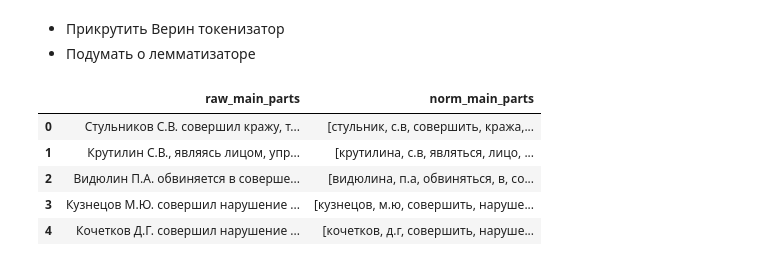
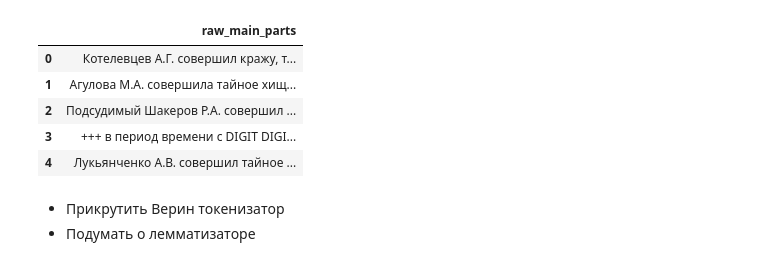
Before and after one commit to jackashore/judgement, a Jupyter notebook: Ngrams & tf-idf.ipynb, the cells around one changed output. Cells and saved outputs as stored; diff of their text form; code cells hidden in the pictures.

```diff
--- a/Ngrams & tf-idf.ipynb
+++ b/Ngrams & tf-idf.ipynb
@@ -20,7 +21,7 @@ morph = MorphAnalyzer()
 # %%
 # nltk.download('stopwords')
 # %%
-df = pd.DataFrame()
+court1 = pd.DataFrame()
 # %%
 # Функции скопированы из тетрадки про парсинг xml, со временем это превратится в прекрасного лебедя (импортируемый модуль)
 
@@ -91,3 +106,15 @@ df['raw_main_parts'] = raw_texts
+# %%
+# записываем тексты в датафрейм
+court1['raw_main_parts'] = get_texts('data/leninskij-rajonnyj-sud-g-barnaula-altajskij-kraj-1102')
+# %%
+court1.head()
+# %% [output]
+|  | raw_main_parts |
+| 0 | Котелевцев А.Г. совершил кражу, т... |
+| 1 | Агулова М.А. совершила тайное хищ... |
+| 2 | Подсудимый Шакеров Р.А. совершил ... |
+| 3 | +++ в период времени с DIGIT DIGI... |
+| 4 | Лукьянченко А.В. совершил тайное ... |
 # %% [markdown]
 * Прикрутить Верин токенизатор
 * Подумать о лемматизаторе
@@ -104,9 +120,0 @@ df['norm_main_parts'] = df['raw_main_parts'].apply(normalize)
-# %%
-df.head()
-# %% [output]
-|  | raw_main_parts | norm_main_parts |
-| 0 | Стульников С.В. совершил кражу, т... | [стульник, с.в, совершить, кража,... |
-| 1 | Крутилин С.В., являясь лицом, упр... | [крутилина, с.в, являться, лицо, ... |
-| 2 | Видюлин П.А. обвиняется в соверше... | [видюлина, п.а, обвиняться, в, со... |
-| 3 | Кузнецов М.Ю. совершил нарушение ... | [кузнецов, м.ю, совершить, наруше... |
-| 4 | Кочетков Д.Г. совершил нарушение ... | [кочетков, д.г, совершить, наруше... |
```
Also changed, not shown: parts of 69 cells of this notebook, 5 other files.
